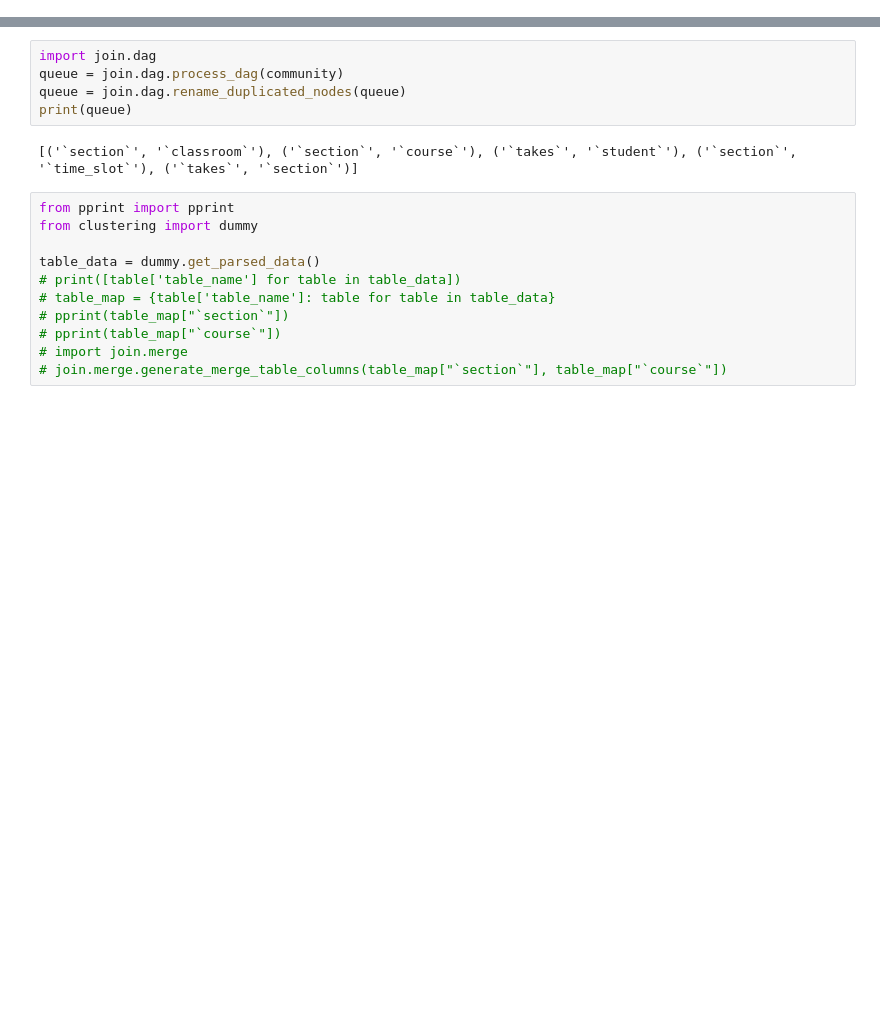
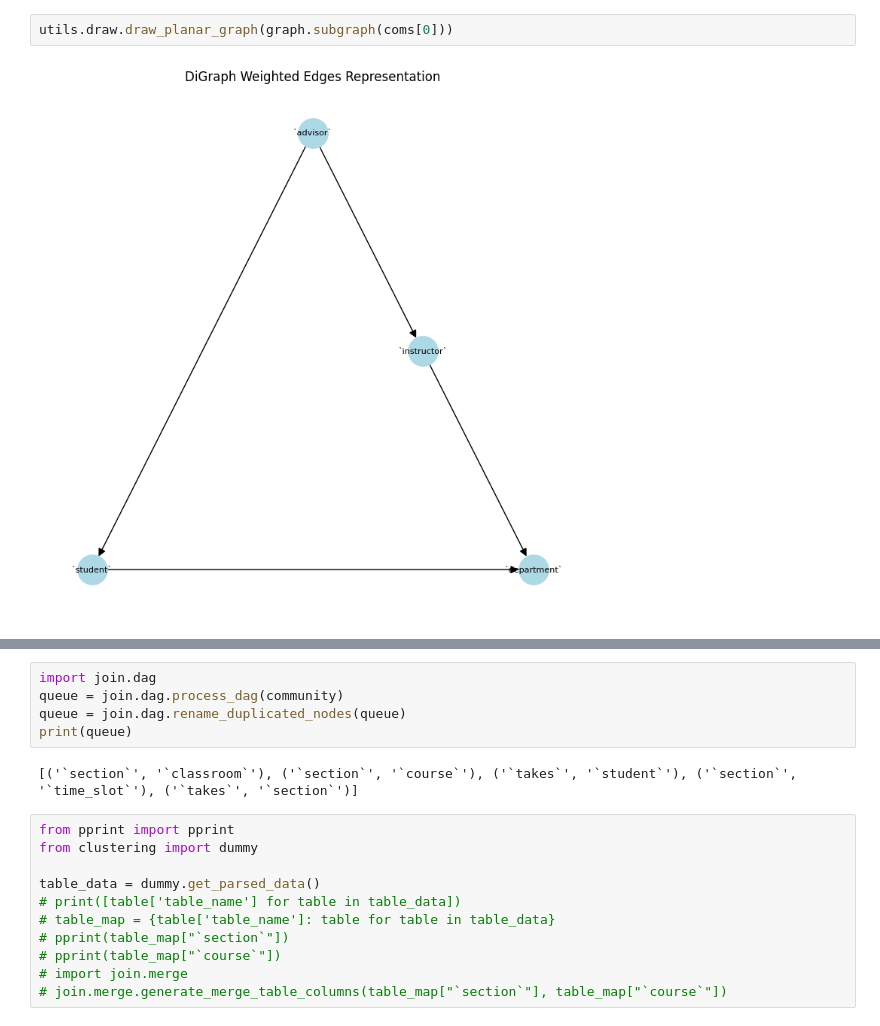
Before and after one commit to DevashishX/OCELlama, a Jupyter notebook: run_sequence.ipynb, the cells around one changed output, grey strips where cells are left out. Drawn from its saved outputs; the diff is of its cells as text; blank space fills up the shorter version.

```diff
--- a/run_sequence.ipynb
+++ b/run_sequence.ipynb
@@ -24,0 +33,4 @@ Community {'`course`', '`department`', '`prereq`'}
+# %%
+utils.draw.draw_planar_graph(graph.subgraph(coms[0]))
+# %% [output]
+[figure, added]
```
Also changed, not shown: parts of 10 cells of this notebook, 4 other files.
